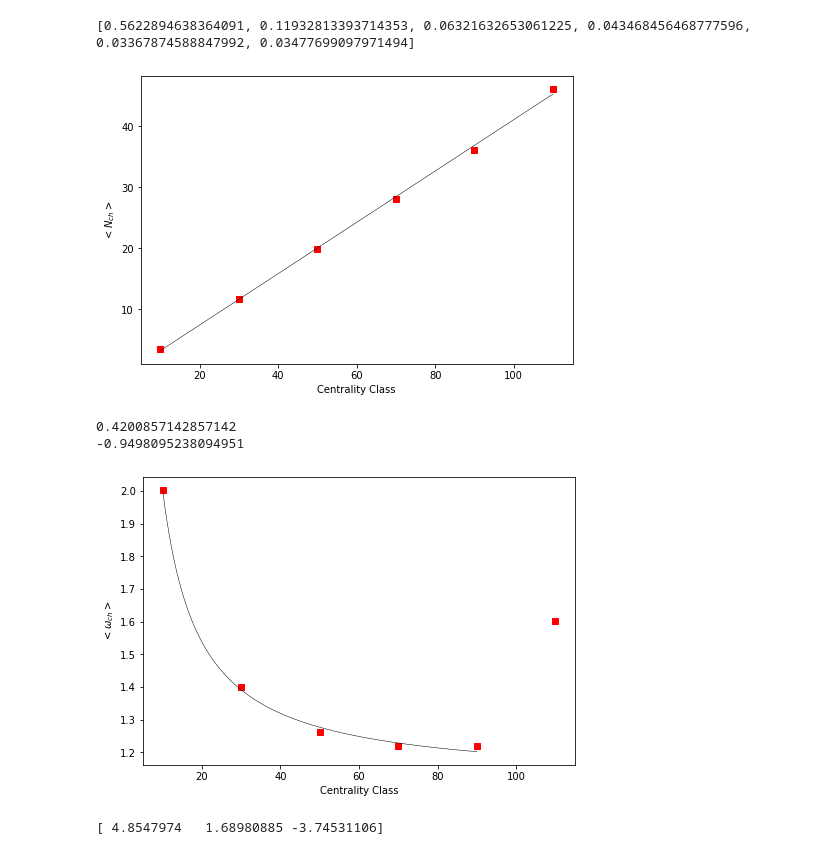
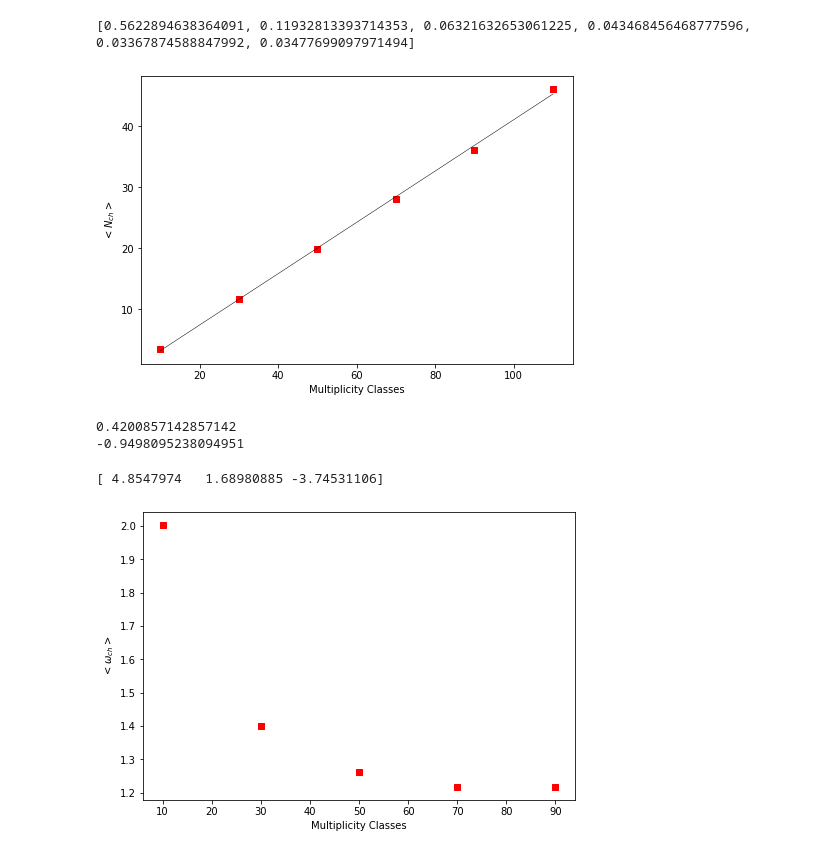
Before and after one commit to mahesh0537/PH219_group8, a Jupyter notebook: graphs.ipynb, the cells around one changed output. Drawn from its saved outputs; the diff is of its cells as text; code cells hidden in the pictures.

```diff
--- a/graphs.ipynb
+++ b/graphs.ipynb
@@ -37,42 +39,40 @@ fig = plt.figure()
 plot = fig.add_axes([0,0,1,1])
 plot.scatter(n_par, N_ch, marker = 's', color = 'red')
 plot.plot(n_par, n_par*m + b, color = 'black', linewidth = 0.5)
-plot.set_xlabel('Centrality Class')
+plot.set_xlabel('Multiplicity Classes')
 plot.set_ylabel(r'$<N_{ch}>$')
 plt.show()
 fig.savefig('plotN_ch.png', dpi=300, bbox_inches='tight')
 print(m)
 print(b)
 # %% [output]
-[figure, old version]
+[figure, new version]
 0.4200857142857142
 -0.9498095238094951
 # %%
 #m, b = np.polyfit(n_par, W_ch, 1)
+def func(x, a, b, c):
+    return a * np.exp(b / x) + c
+
+x = n_par[0:-1]
+y = func(x, 500, 10, 0.5)
+yn = W_ch[0:-1]
+
+popt, pcov = curve_fit(func, x, yn)
+print(popt)
 temp = np.linspace(10, 90, 500)
 fig = plt.figure()
 plot = fig.add_axes([0,0,1,1])
-plot.scatter(n_par, W_ch, marker = 's', color = 'red')
+plot.scatter(n_par[0:-1], W_ch[0:-1], marker = 's', color = 'red')
 #plot.plot(n_par, n_par*m + b, color = 'black', linewidth = 0.5)
-plot.plot(temp, func(temp, popt[0], popt[1], popt[2]), color = 'black', linewidth = 0.5)
-plot.set_xlabel('Centrality Class')
+#plot.plot(temp, func(temp, popt[0], popt[1], popt[2]), color = 'black', linewidth = 0.5)
+plot.set_xlabel('Multiplicity Classes')
 plot.set_ylabel(r'$<\omega_{ch}>$')
 plt.show()
-fig.savefig('plotW_ch.png', dpi=300, bbox_inches='tight')
+fig.savefig('plotW_ch_no_best_fit.png', dpi=300, bbox_inches='tight')
 # %% [output]
+[ 4.8547974   1.68980885 -3.74531106]
-[figure, old version]
+[figure, new version]
-# %%
-def func(x, a, b, c):
-    return a * np.exp(b / x) + c
-
-x = n_par[0:-1]
-y = func(x, 500, 10, 0.5)
-yn = W_ch[0:-1]
-
-popt, pcov = curve_fit(func, x, yn)
-print(popt)
-# %% [output]
-[ 4.8547974   1.68980885 -3.74531106]
 # %%
 m, b = np.polyfit(n_par[0:-1], sigma_sq[0:-1], 1)
 fig = plt.figure()
```
Also changed, not shown: parts of 12 cells of this notebook.
